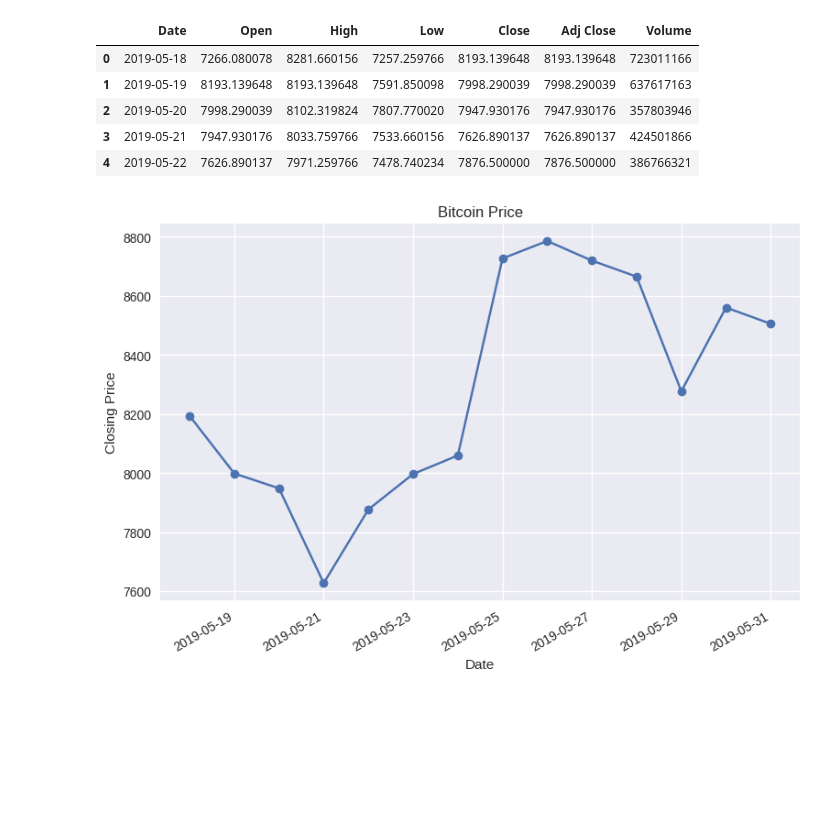
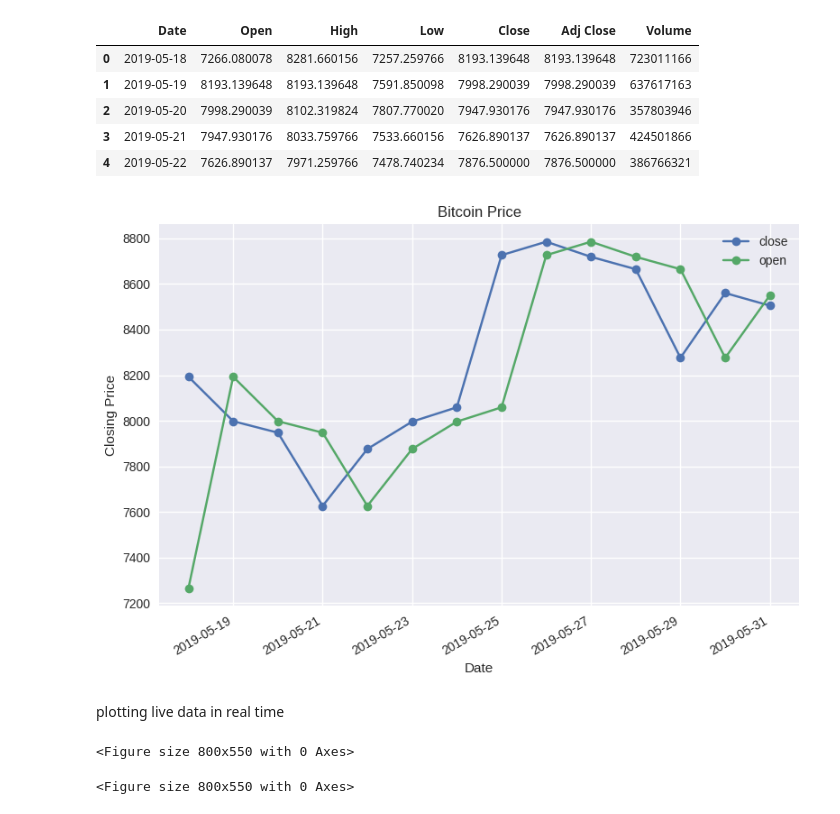
Before and after one commit to thestartupdeveloper10/Matplotlib, a Jupyter notebook: init.ipynb, the cells around one changed output. Saved outputs shown, nothing was run; the diff lists cells and outputs as text; code cells hidden in the pictures; blank space fills up the shorter version.

```diff
--- a/init.ipynb
+++ b/init.ipynb
@@ -572,16 +572,82 @@ data.head(5)
 # %%
 data['Date']=pd.to_datetime(data['Date'])
 data.sort_values('Date',inplace=True)
 price_date = data['Date']
 price_close = data['Close']
+price_open = data['Open']
 
-plt.plot_date(price_date, price_close,linestyle='solid')
+plt.plot_date(price_date, price_close,linestyle='solid',label='close')
 plt.gcf().autofmt_xdate()
 
+plt.plot_date(price_date, price_open,linestyle='solid',label='open')
+plt.gcf().autofmt_xdate()
 plt.xlabel('Date')
 plt.ylabel('Closing Price')
 plt.title('Bitcoin Price')
+plt.legend()
 plt.tight_layout()
 plt.show()
 # %% [output]
-[figure, old version]
+[figure, new version]
+# %% [markdown]
+plotting live data in real time
+# %%
+import random
+import matplotlib.pyplot as plt
+from itertools import count
+from matplotlib.animation import FuncAnimation
+
+x_vals = []
+y_vals = []
+
+index = count()
+
+def animate(i):
+    x_vals.append(next(index))
+    y_vals.append(random.randint(0, 5))
+    plt.cla()
+    plt.plot(x_vals, y_vals)
+
+ani = FuncAnimation(plt.figure(), animate, interval=1000, cache_frame_data=False)
+
+plt.tight_layout()
+plt.show()
+# %% [output]
+<Figure size 800x550 with 0 Axes>
+# %%
+
+import random
+from itertools import count
+import pandas as pd
+import matplotlib.pyplot as plt
+from matplotlib.animation import FuncAnimation
+
+plt.style.use('fivethirtyeight')
+
+x_vals = []
+y_vals = []
+
+index = count()
+
+
+def animate(i):
+    data = pd.read_csv('data_gen.csv')
+    x = data['x_value']
+    y1 = data['total_1']
+    y2 = data['total_2']
+
+    plt.cla()
+
+    plt.plot(x, y1, label='Channel 1')
+    plt.plot(x, y2, label='Channel 2')
+
+    plt.legend(loc='upper left')
+    plt.tight_layout()
+
+
+ani = FuncAnimation(plt.gcf(), animate, interval=1000)
+
+plt.tight_layout()
+plt.show()
+# %% [output]
+<Figure size 800x550 with 0 Axes>
```
Also changed, not shown: parts of 3 cells of this notebook, 5 other files.
